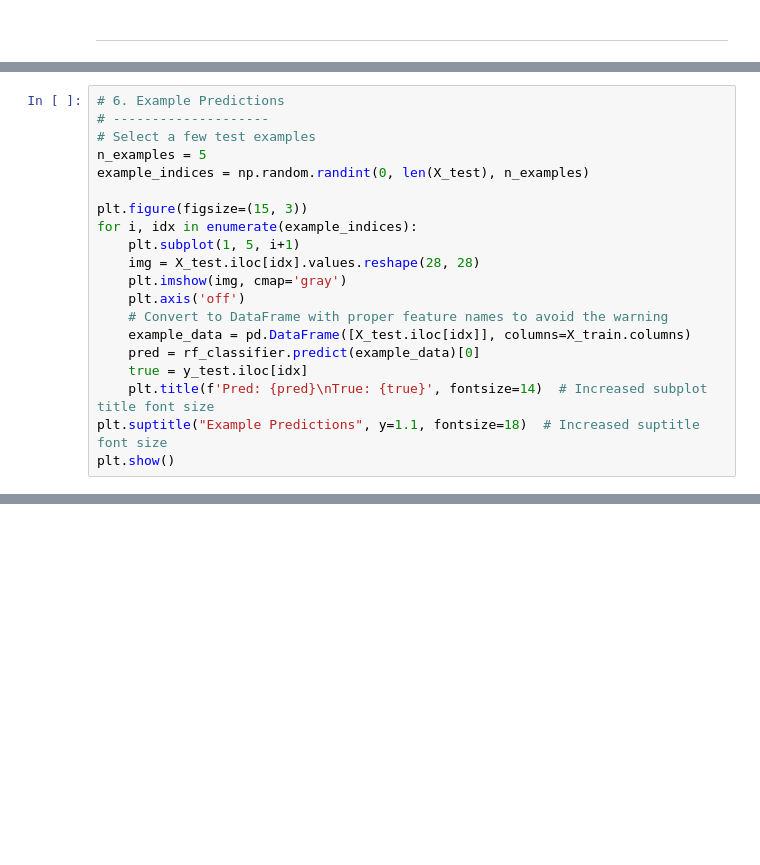
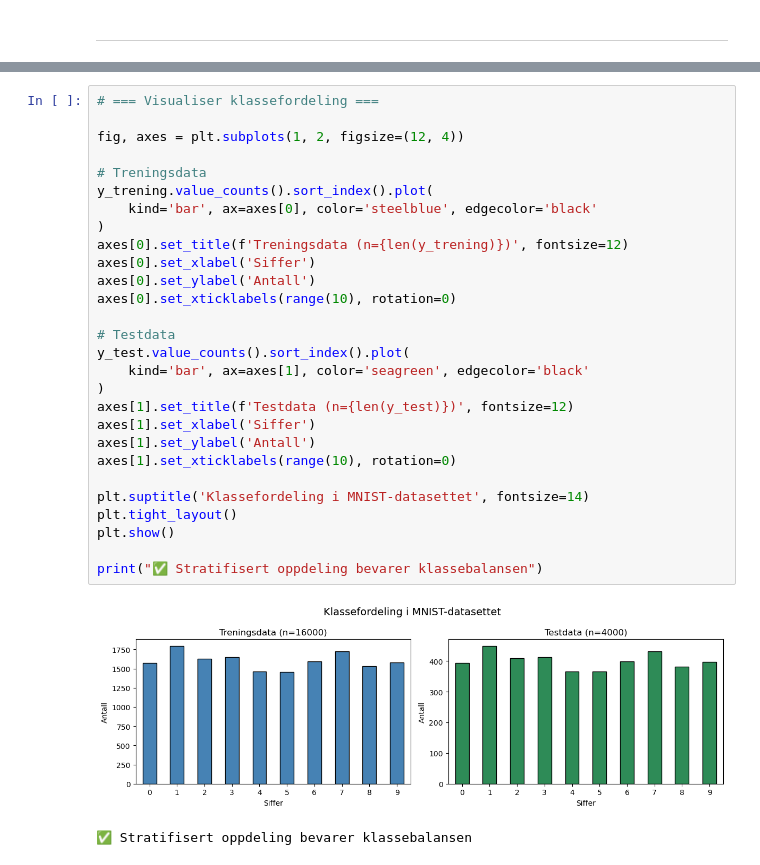
Before and after one commit to arvidl/ELMED219-2026, a Jupyter notebook: Lab2-DL/notebooks/A4-MNIST-Random-Forest.ipynb, the cells around one changed output, grey strips where cells are left out. Cells and saved outputs as stored; diff of their text form; blank space fills up the shorter version.

```diff
--- a/Lab2-DL/notebooks/A4-MNIST-Random-Forest.ipynb
+++ b/Lab2-DL/notebooks/A4-MNIST-Random-Forest.ipynb
@@ -506,20 +12,0 @@ This visualization confirms the model has learned meaningful spatial patterns fo
-# %%
-# 6. Example Predictions
-# --------------------
-# Select a few test examples
-n_examples = 5
-example_indices = np.random.randint(0, len(X_test), n_examples)
-
-plt.figure(figsize=(15, 3))
-for i, idx in enumerate(example_indices):
-    plt.subplot(1, 5, i+1)
-    img = X_test.iloc[idx].values.reshape(28, 28)
-    plt.imshow(img, cmap='gray')
-    plt.axis('off')
-    # Convert to DataFrame with proper feature names to avoid the warning
-    example_data = pd.DataFrame([X_test.iloc[idx]], columns=X_train.columns)
-    pred = rf_classifier.predict(example_data)[0]
-    true = y_test.iloc[idx]
-    plt.title(f'Pred: {pred}\nTrue: {true}', fontsize=14)  # Increased subplot title font size
-plt.suptitle("Example Predictions", y=1.1, fontsize=18)  # Increased suptitle font size
-plt.show()
@@ -656,0 +178,31 @@ Remember to preprocess new data exactly like the training data!
+# %%
+# === Visualiser klassefordeling ===
+
+fig, axes = plt.subplots(1, 2, figsize=(12, 4))
+
+# Treningsdata
+y_trening.value_counts().sort_index().plot(
+    kind='bar', ax=axes[0], color='steelblue', edgecolor='black'
+)
+axes[0].set_title(f'Treningsdata (n={len(y_trening)})', fontsize=12)
+axes[0].set_xlabel('Siffer')
+axes[0].set_ylabel('Antall')
+axes[0].set_xticklabels(range(10), rotation=0)
+
+# Testdata
+y_test.value_counts().sort_index().plot(
+    kind='bar', ax=axes[1], color='seagreen', edgecolor='black'
+)
+axes[1].set_title(f'Testdata (n={len(y_test)})', fontsize=12)
+axes[1].set_xlabel('Siffer')
+axes[1].set_ylabel('Antall')
+axes[1].set_xticklabels(range(10), rotation=0)
+
+plt.suptitle('Klassefordeling i MNIST-datasettet', fontsize=14)
+plt.tight_layout()
+plt.show()
+
+print("✅ Stratifisert oppdeling bevarer klassebalansen")
+# %% [output]
+[figure, added]
+✅ Stratifisert oppdeling bevarer klassebalansen
```
Also changed, not shown: parts of 47 cells of this notebook, 6 other files.
